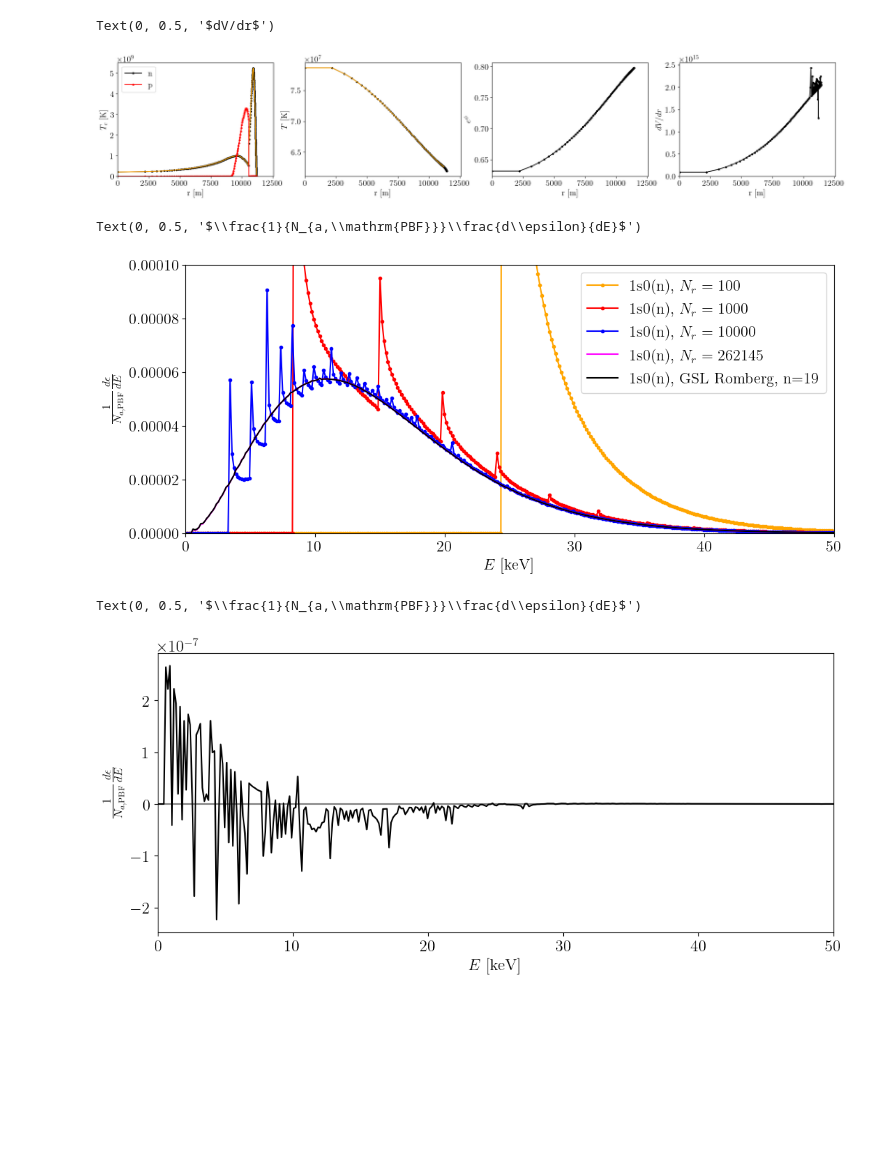
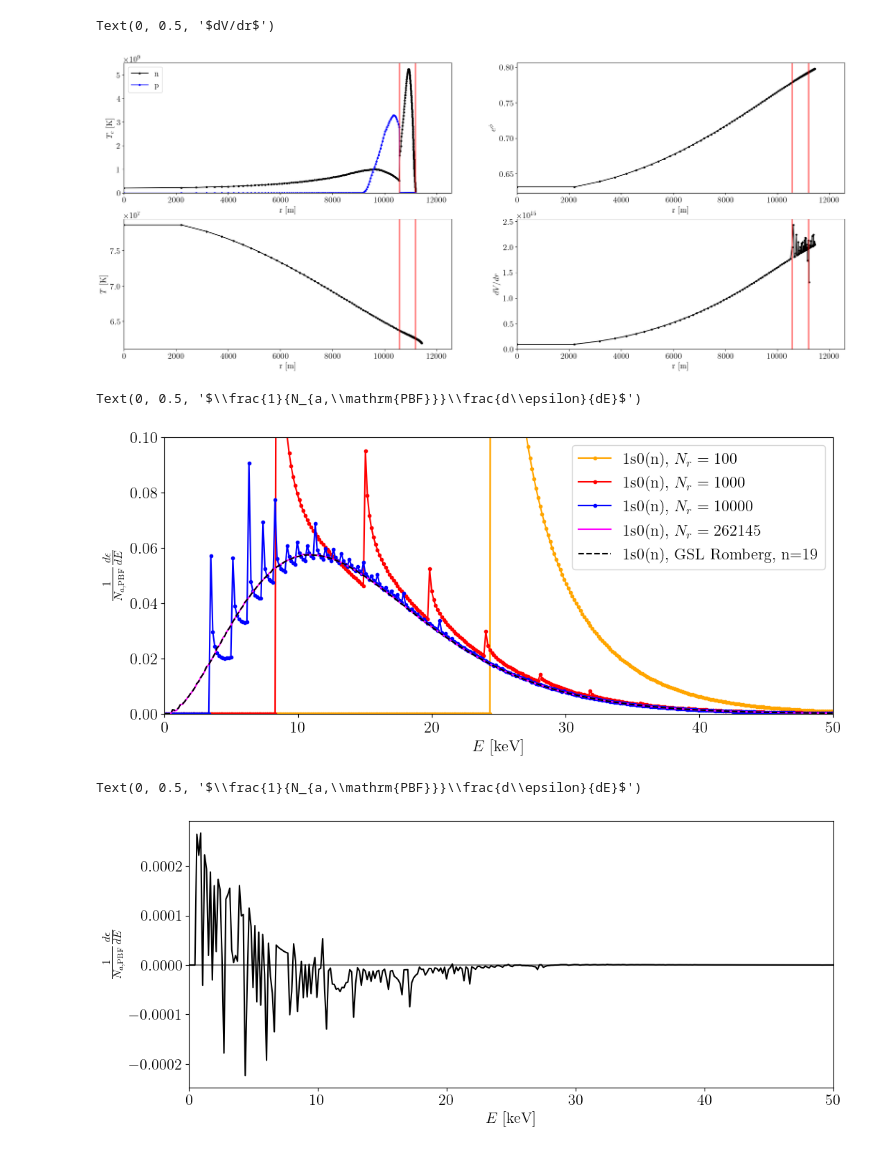
Before and after one commit to MSABuschmann/ns_axion_emission, a Jupyter notebook: notebooks/testing.ipynb, the cells around one changed output. Cells and saved outputs as stored; diff of their text form; code cells hidden in the pictures; blank space fills up the shorter version.

```diff
--- a/notebooks/testing.ipynb
+++ b/notebooks/testing.ipynb
@@ -40,41 +62,46 @@ T_interp = APR['T_interp'][:]
 # %%
-fig, ax = plt.subplots(figsize=(25,4), ncols=4)
+fig, ax = plt.subplots(figsize=(25,10), nrows=2, ncols=2)
 
-ax[0].plot(raw_rTc, raw_Tcn, marker='.', label='n', color='black')
-ax[0].plot(r_interp, Tcn_interp, marker='', color='orange')
-ax[0].plot(raw_rTc, raw_Tcp, marker='.', label='p', color='red')
-ax[0].legend()
+ax[0,0].plot(raw_rTc, raw_Tcn, marker='.', label='n', color='black')
+#ax[0,0].plot(r_interp, Tcn_interp, marker='', color='orange')
+ax[0,0].plot(raw_rTc, raw_Tcp, marker='.', label='p', color='blue')
+ax[0,0].legend()
 
-ax[1].plot(raw_rT, raw_T, marker='.', color='black')
-ax[1].plot(r_interp, T_interp, marker='', color='orange')
+ax[1,0].plot(raw_rT, raw_T, marker='.', color='black')
+#ax[1,0].plot(r_interp, T_interp, marker='', color='orange')
 
-ax[2].plot(raw_rT, raw_ephi, marker='.', color='black')
+ax[0,1].plot(raw_rT, raw_ephi, marker='.', color='black')
 
-ax[3].plot(raw_rT, raw_dvdr, marker='.', color='black')
+ax[1,1].plot(raw_rT, raw_dvdr, marker='.', color='black')
 
-for i in [0,1,2,3]:
-    ax[i].set_xlim(0, np.max(raw_rT)*1.1)
-    ax[i].set_xlabel(r'r [m]')
+for i in [0,1]:
+    for j in [0,1]:
+        ax[i,j].set_xlim(0, np.max(raw_rT)*1.1)
+        ax[i,j].set_xlabel(r'r [m]')
+        ax[i,j].axvline(params[0], color='red')
+        ax[i,j].axvline(params[1], color='red')
 
-ax[0].set_ylim(0,)
-ax[3].set_ylim(0,)
-ax[0].set_ylabel(r'$T_c$ [K]')
-ax[1].set_ylabel(r'$T$ [K]')
-ax[2].set_ylabel(r'$e^{\phi}$')
-ax[3].set_ylabel(r'$dV/dr$')
+ax[0,0].set_ylim(0,)
+ax[1,1].set_ylim(0,)
+ax[0,0].set_ylabel(r'$T_c$ [K]')
+ax[1,0].set_ylabel(r'$T$ [K]')
+ax[0,1].set_ylabel(r'$e^{\phi}$')
+ax[1,1].set_ylabel(r'$dV/dr$')
 # %% [output]
 Text(0, 0.5, '$dV/dr$')
-[figure, old version]
+[figure, new version]
 # %%
+loc = np.where(alpha==1)[0][0]
+
 fig, ax = plt.subplots(figsize=(12,5))
 ax.plot(E, spec_1s0n_N100, marker='.', label=r'1s0(n), $N_r=100$', color='orange')
 ax.plot(E, spec_1s0n_N1000, marker='.', label='1s0(n), $N_r=1000$', color='red')
 ax.plot(E, spec_1s0n_N10000, marker='.', label='1s0(n), $N_r=10000$', color='blue')
 ax.plot(E, spec_1s0n_N262145, marker='', label='1s0(n), $N_r=262145$', color='magenta')
 
-ax.plot(E, spec_1s0n_gsl, marker='', label='1s0(n), GSL Romberg, n=19', color='black')
+ax.plot(E, pbf_1s0n[loc,:], marker='', label='1s0(n), GSL Romberg, n=19', color='black', linestyle='--')
 plt.legend()
-plt.ylim(0,1e-4)
+plt.ylim(0, 0.1)
 plt.xlim(np.min(E), 50)
 plt.xlabel(r'$E$ [keV]')
 plt.ylabel(r'$\frac{1}{N_{a,\mathrm{PBF}}}\frac{d\epsilon}{dE}$')
@@ -83,15 +110,15 @@ plt.ylabel(r'$\frac{1}{N_{a,\mathrm{PBF}}}\frac{d\epsilon}{dE}$')
 #plt.ylim(1e-18,)
 # %% [output]
 Text(0, 0.5, '$\\frac{1}{N_{a,\\mathrm{PBF}}}\\frac{d\\epsilon}{dE}$')
-[figure, old version]
+[figure, new version]
 # %%
 fig, ax = plt.subplots(figsize=(12,5))
 plt.axhline(0, color='gray')
-ax.plot(E, spec_1s0n_gsl - spec_1s0n_N262145, marker='', label='difference', color='black')
+ax.plot(E, pbf_1s0n[loc,:] - spec_1s0n_N262145, marker='', label='difference', color='black')
 #plt.ylim(0,6e-5)
 plt.xlim(np.min(E), 50)
 plt.xlabel(r'$E$ [keV]')
 plt.ylabel(r'$\frac{1}{N_{a,\mathrm{PBF}}}\frac{d\epsilon}{dE}$')
 # %% [output]
 Text(0, 0.5, '$\\frac{1}{N_{a,\\mathrm{PBF}}}\\frac{d\\epsilon}{dE}$')
-[figure, old version]
+[figure, new version]
```
Also changed, not shown: parts of 14 cells of this notebook, 17 other files.
